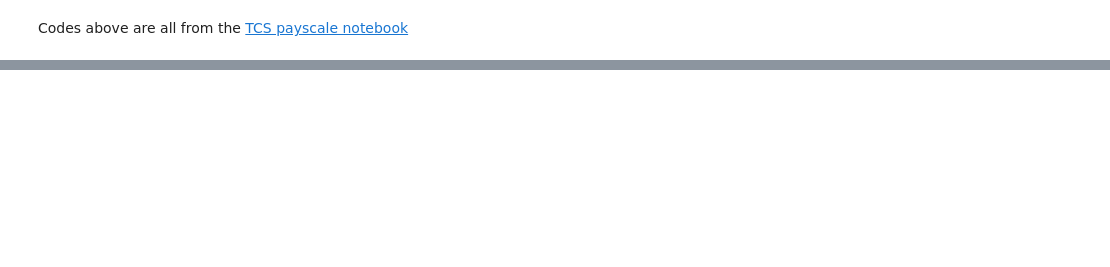
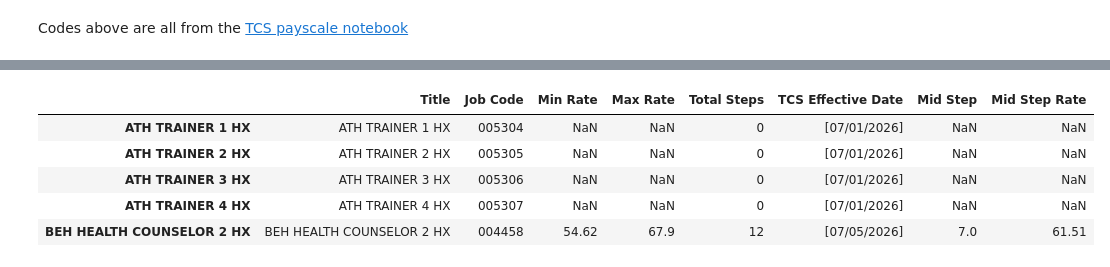
Before and after one commit to tougheye/Data_processing, a Jupyter notebook: accreted_title_step_prep.ipynb, the cells around one changed output, grey strips where cells are left out. Saved outputs shown, nothing was run; the diff lists cells and outputs as text; code cells hidden in the pictures; blank space fills up the shorter version.

```diff
--- a/accreted_title_step_prep.ipynb
+++ b/accreted_title_step_prep.ipynb
@@ -78,0 +263,15 @@ Codes above are all from the [TCS payscale notebook](https://colab.research.goog
+# %%
+all_dfs = {}
+for business_unit, bargaining_units in job_details_dict.items():
+  for bargaining_unit, titles in bargaining_units.items():
+    df_name = f"{business_unit}_{bargaining_unit}_df"
+    all_dfs[df_name] = pd.DataFrame(titles).T.drop
+# %%
+all_dfs['BKCMP_HX_df'].head()
+# %% [output]
+|  | Title | Job Code | Min Rate | Max Rate | Total Steps | TCS Effective Date | Mid Step | Mid Step Rate |
+| ATH TRAINER 1 HX | ATH TRAINER 1 HX | 005304 | NaN | NaN | 0 | [07/01/2026] | NaN | NaN |
+| ATH TRAINER 2 HX | ATH TRAINER 2 HX | 005305 | NaN | NaN | 0 | [07/01/2026] | NaN | NaN |
+| ATH TRAINER 3 HX | ATH TRAINER 3 HX | 005306 | NaN | NaN | 0 | [07/01/2026] | NaN | NaN |
+| ATH TRAINER 4 HX | ATH TRAINER 4 HX | 005307 | NaN | NaN | 0 | [07/01/2026] | NaN | NaN |
+| BEH HEALTH COUNSELOR 2 HX | BEH HEALTH COUNSELOR 2 HX | 004458 | 54.62 | 67.9 | 12 | [07/05/2026] | 7.0 | 61.51 |
```
Also changed, not shown: parts of 9 cells of this notebook.
